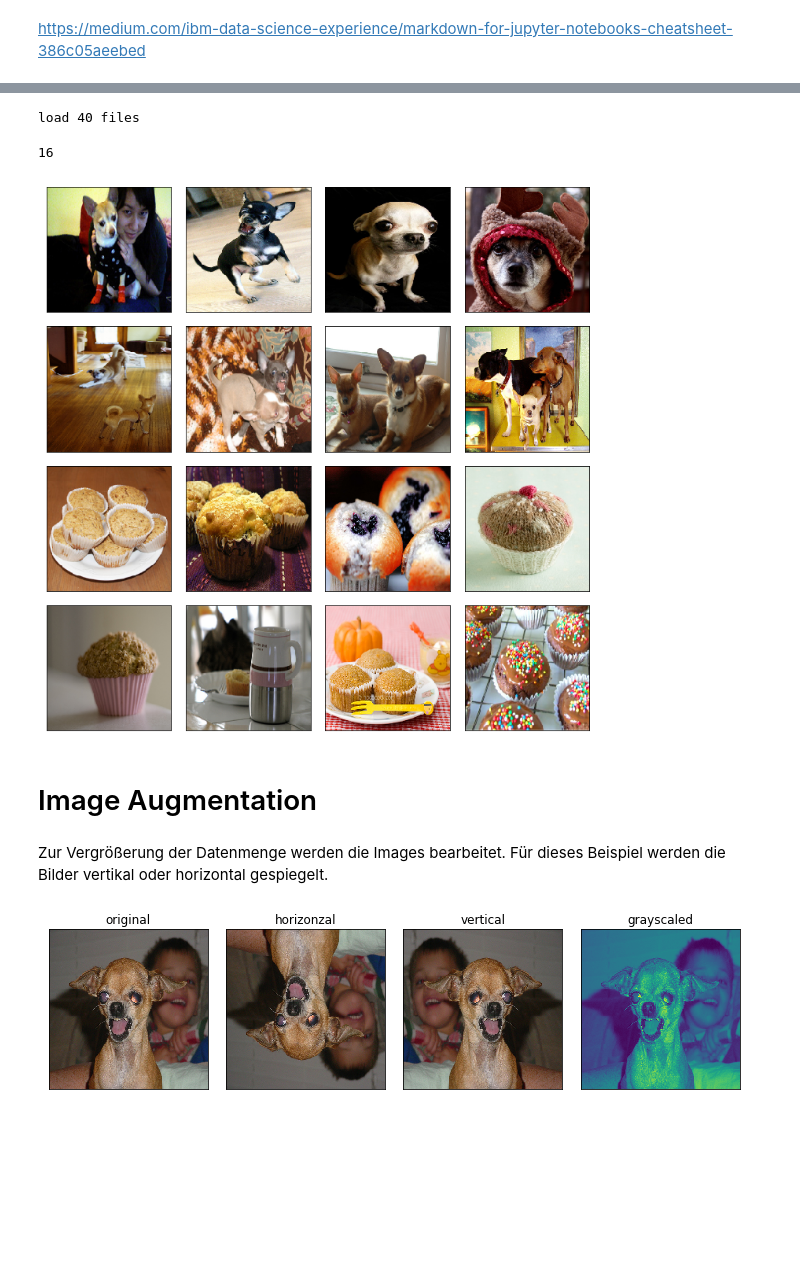
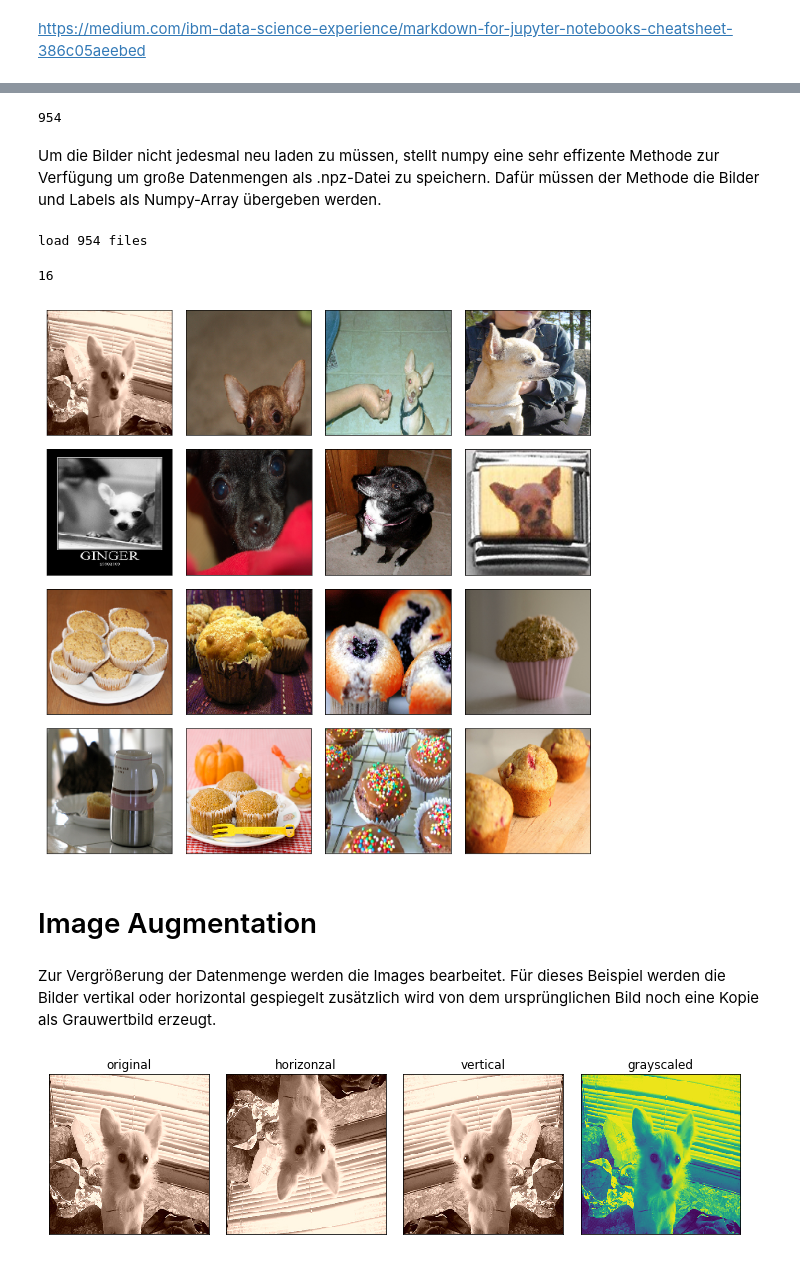
Before and after one commit to DatTobbes/Dogs-vs-Muffins, a Jupyter notebook: Chihuahuas vs Muffins.ipynb, the cells around one changed output, grey strips where cells are left out. Cells and saved outputs as stored; diff of their text form; code cells hidden in the pictures; blank space fills up the shorter version.

Commit message:
Dataset-Loader wurde überarbeitet
Jupyter-Notebook erweitert

```diff
--- a/Chihuahuas vs Muffins.ipynb
+++ b/Chihuahuas vs Muffins.ipynb
@@ -18,0 +33,14 @@ Zunächst müssen die Daten zum Training geladen werden. Die einzelnen Dateien m
+# %%
+from dataset import DataLoader
+import numpy as np
+#Pfad zu den Ordnern mit den Bildern
+data_dir = '.\\Images\\chihuahua-muffin\\train'
+image_height=171
+image_width= 171
+testset= DataLoader()
+images, labels = testset.load_data(data_dir, image_height,image_width)
+images, labels = testset.normalizeData(images, labels)
+# %% [output]
+954
+# %% [markdown]
+Um die Bilder nicht jedesmal neu laden zu müssen, stellt numpy eine sehr effizente Methode zur Verfügung um große Datenmengen als .npz-Datei zu speichern. Dafür müssen der Methode die Bilder und Labels als Numpy-Array übergeben werden.
@@ -19,14 +53,12 @@ Zunächst müssen die Daten zum Training geladen werden. Die einzelnen Dateien m
 # %%
-import numpy as np
-
 dataset= np.load('dog-vs-muffins.npz')
-labels, images, = [dataset[f] for
-                 f in dataset.files]
-images= np.concatenate((images[labels ==0][:20], images[labels ==1][:20]) ,axis=0)
-labels= np.concatenate((labels[labels ==0][:20], labels[labels ==1][:20]) ,axis=0)
+labels=dataset['labels']
+images=dataset['images']
+#images= np.concatenate((images[labels ==0][:20], images[labels ==1][:20]) ,axis=0)
+#labels= np.concatenate((labels[labels ==0][:20], labels[labels ==1][:20]) ,axis=0)
 print('load %d files' %len(labels))
 # %% [output]
-load 40 files
+load 954 files
 # %%
 def plot(images_to_plot, predictions= np.array([]), titles=[]):
     fig = plt.figure(figsize=(10, 10))
@@ -50,32 +82,34 @@ print(len(images_to_show))
 plot(images_to_show)
 # %% [output]
 16
-[figure, old version]
+[figure, new version]
 # %% [markdown]
 # Image Augmentation
 # %% [markdown]
-Zur Vergrößerung der Datenmenge werden die Images bearbeitet. Für dieses Beispiel werden die Bilder vertikal oder horizontal gespiegelt.
+Zur Vergrößerung der Datenmenge werden die Images bearbeitet. Für dieses Beispiel werden die Bilder vertikal oder horizontal gespiegelt zusätzlich wird von dem ursprünglichen Bild noch eine Kopie als Grauwertbild erzeugt.
 # %%
 import cv2
 
-img= images[10]
+img= images[0]
 
 horizontal_flipt= cv2.flip(img, 0)
 vertical_flipt= cv2.flip(img, 1)
 gray_scaled_img = cv2.cvtColor(img, cv2.COLOR_RGB2GRAY)
 
 augmented_images= [img, horizontal_flipt, vertical_flipt, gray_scaled_img]
 titels=['original', 'horizonzal', 'vertical', 'grayscaled']
 plot(augmented_images, titles=titels)
 
-for index in range(len(images)):
-    img = images[index]
-    rnd_int=  np.random.randint(0,2)
+def randomize_images(images,labels):
 
-    if rnd_int==0:
+    for index in range(len(images)):
+        img = images[index]
         flipt_img= cv2.flip(img, np.random.randint(0,1))
-    if rnd_int==1:
-        gray_scaled_img = cv2.cvtColor(img, cv2.COLOR_RGB2GRAY)
+        flipt_img = np.expand_dims(flipt_img, axis=0)
+        images=np.vstack((images, flipt_img))
+        labels = np.append(labels, np.asarray(labels[index]))
+    print(len(images))
+    return images, labels
 # %% [output]
-[figure, old version]
+[figure, new version]
 # %% [markdown]
```
Also changed, not shown: parts of 16 cells of this notebook, 1 other file.
